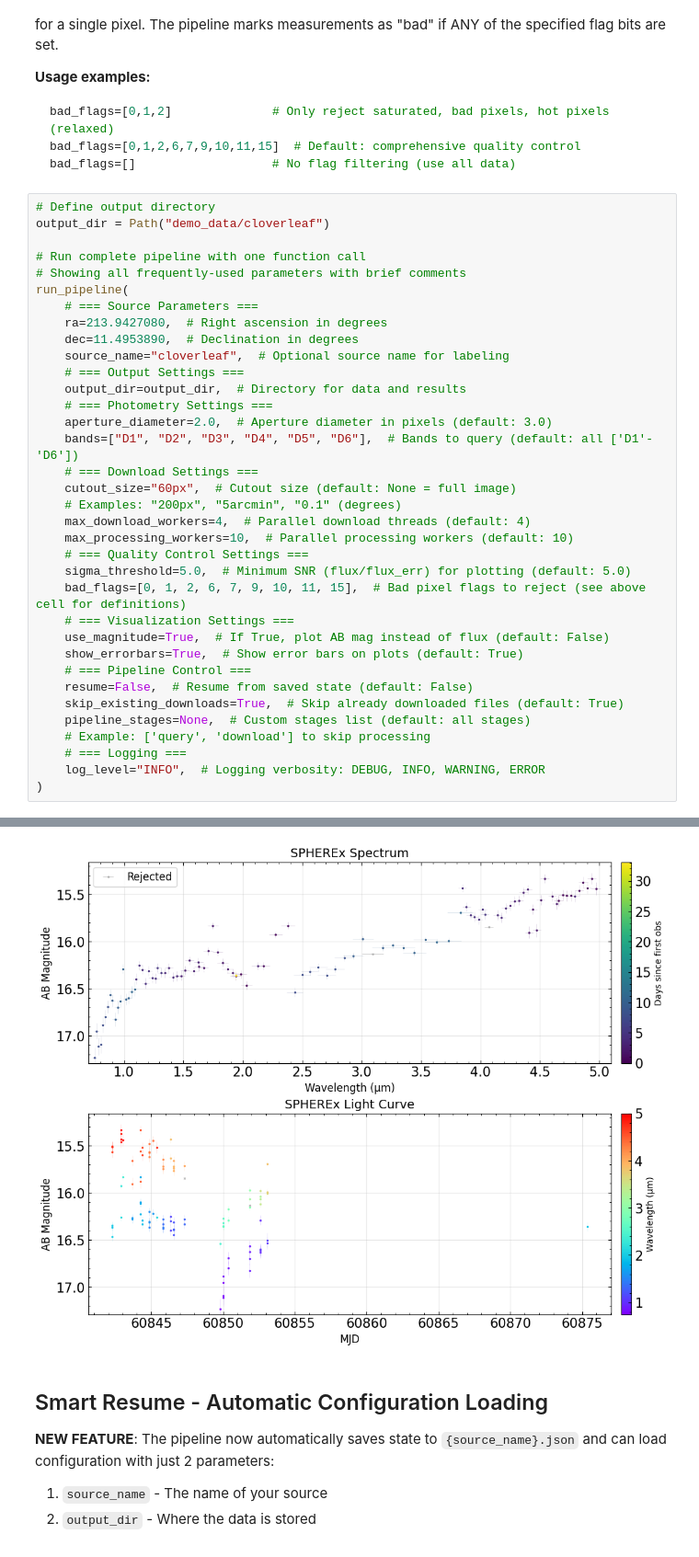
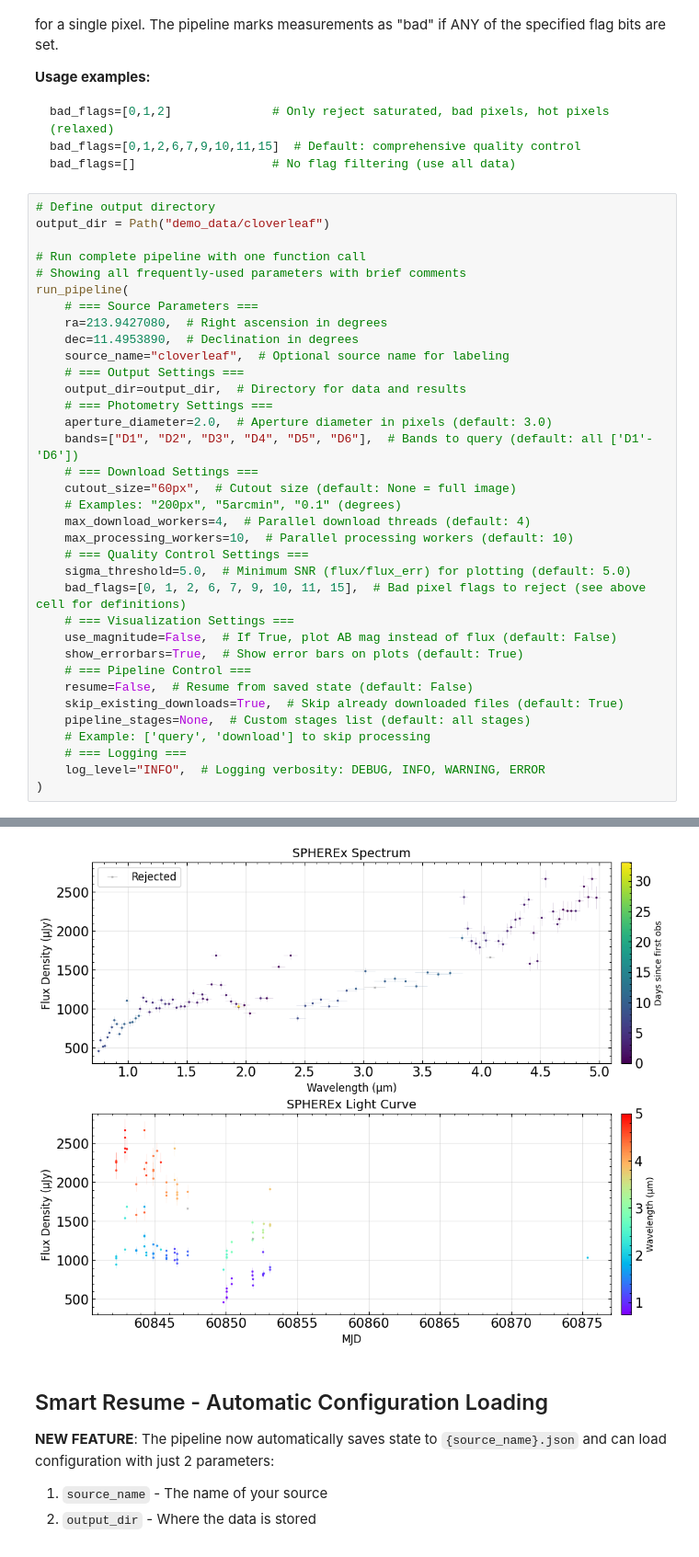
Before and after one commit to WenkeRen/spxquery, a Jupyter notebook: example/quickstart_demo.ipynb, the cells around one changed output, grey strips where cells are left out. Shown at 92% size. Saved outputs shown, nothing was run; the diff lists cells and outputs as text.

```diff
--- a/example/quickstart_demo.ipynb
+++ b/example/quickstart_demo.ipynb
@@ -87,7 +87,7 @@ run_pipeline(
     sigma_threshold=5.0,  # Minimum SNR (flux/flux_err) for plotting (default: 5.0)
     bad_flags=[0, 1, 2, 6, 7, 9, 10, 11, 15],  # Bad pixel flags to reject (see above cell for definitions)
     # === Visualization Settings ===
-    use_magnitude=True,  # If True, plot AB mag instead of flux (default: False)
+    use_magnitude=False,  # If True, plot AB mag instead of flux (default: False)
     show_errorbars=True,  # Show error bars on plots (default: True)
     # === Pipeline Control ===
     resume=False,  # Resume from saved state (default: False)
@@ -199,4 +199,4 @@ Observations per band:
-[figure, old version]
+[figure, new version]
 # %% [markdown]
 ## Smart Resume - Automatic Configuration Loading
 
```
Also changed, not shown: parts of 1 cell of this notebook, 3 other files.
